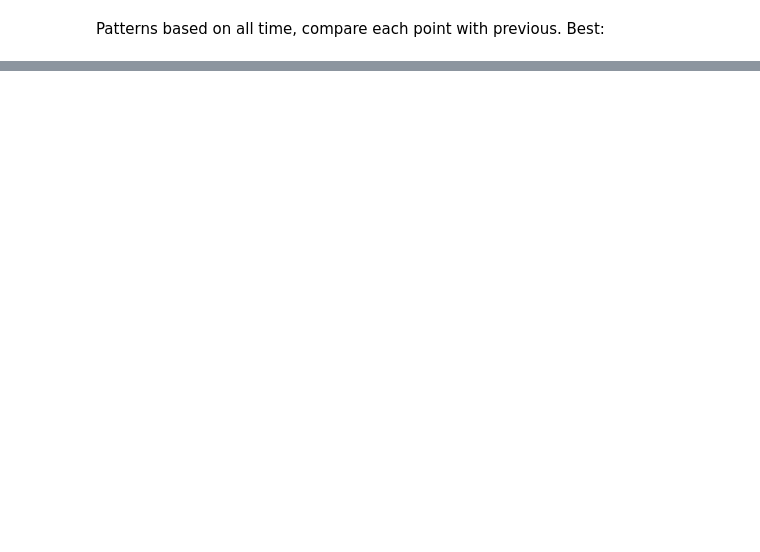
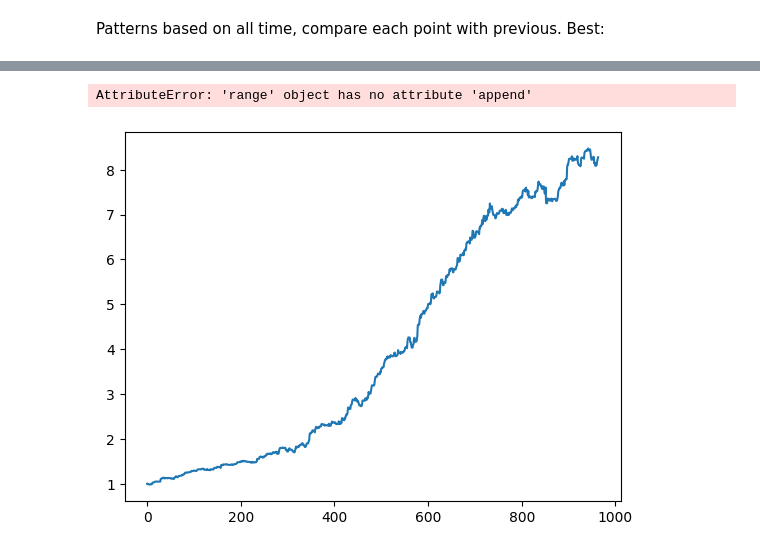
Before and after one commit to OGibbard/Quant, a Jupyter notebook: algoV4.ipynb, the cells around one changed output, grey strips where cells are left out. Saved outputs shown, nothing was run; the diff lists cells and outputs as text; code cells hidden in the pictures; blank space fills up the shorter version.

```diff
--- a/algoV4.ipynb
+++ b/algoV4.ipynb
@@ -611,0 +25,4 @@ Annualized sortino Ratio: 4.985611190181987
+# %%
+#Join data into one 2d array
+data_array = np.dstack((open_prices, close_prices, timestamps))[0]
+len(data_array)
@@ -611,0 +532,34 @@ Annualized sortino Ratio: 4.985611190181987
+# %%
+#Graph of PnL over time and print correlation
+return_over_time=[1]
+points = range(1, len(day_data_array))
+for k in points:
+    start_time = datetime.time
+    current_data_array = np.concatenate(day_data_array[:k])
+    return_over_time.append(multiAlgo(concurrent, params, current_data_array)[1])
+plt.plot(return_over_time)
+#plt.yscale("log")
+
+y = np.array(return_over_time)
+points.append(len(day_data_array))
+x = np.array(points)
+correlation_coefficient = np.corrcoef(x, y)[0,1]
+print("Correlation Coefficient:", correlation_coefficient)
+
+#Graph of PnL over time and print correlation 2
+return_over_time=[1]
+points = list(range(1,len(day_data_array)))
+for k in points:
+    start_time = datetime.time
+    return_over_time.append(return_over_time[-1]*multiAlgo(concurrent, params, day_data_array[k])[1])
+plt.plot(return_over_time)
+#plt.yscale("log")
+
+y = np.array(return_over_time)
+points.append(len(day_data_array))
+x = np.array(points)
+correlation_coefficient = np.corrcoef(x, y)[0,1]
+print("Correlation Coefficient:", correlation_coefficient)
+# %% [output]
+AttributeError: 'range' object has no attribute 'append'
+[figure, added]
```
Also changed, not shown: parts of 43 cells of this notebook, 3 other files.
